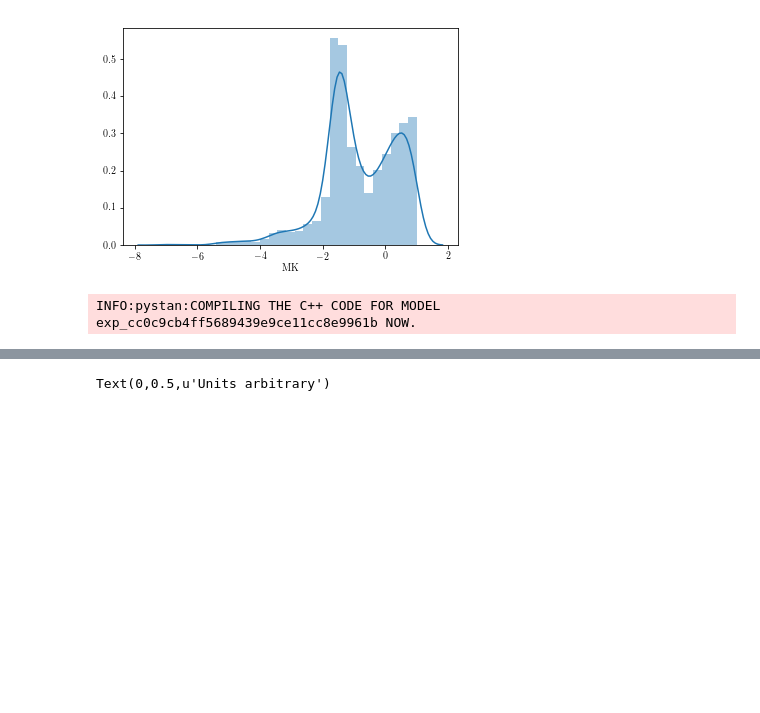
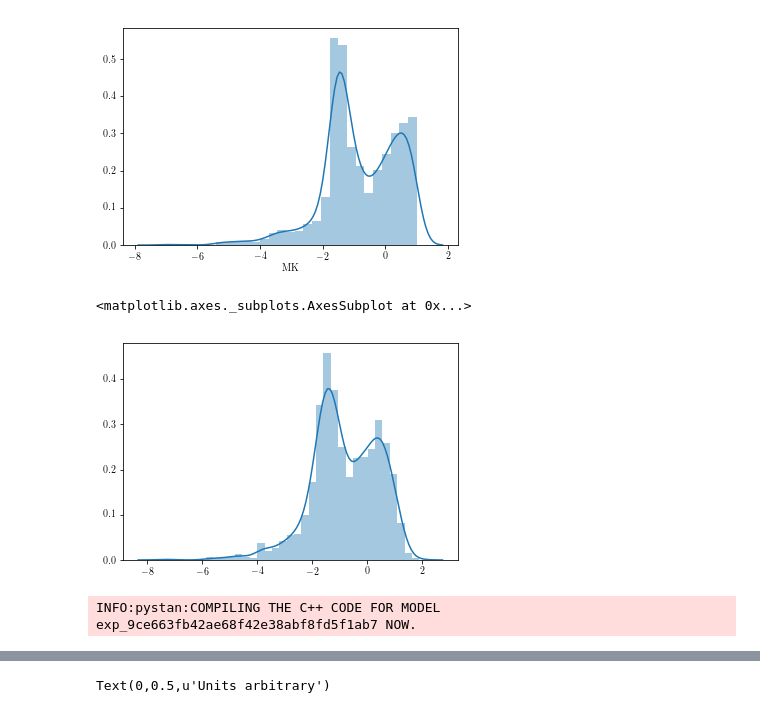
Before and after one commit to grd349/PyStanExamples, a Jupyter notebook: Oli/stantests.ipynb, the cells around one changed output, grey strips where cells are left out. Cells and saved outputs as stored; diff of their text form; code cells hidden in the pictures; blank space fills up the shorter version.

```diff
--- a/Oli/stantests.ipynb
+++ b/Oli/stantests.ipynb
@@ -43,6 +43,12 @@ sns.distplot(df.MK)
 # %% [output]
 <matplotlib.axes._subplots.AxesSubplot at 0x...>
 [figure]
+# %%
+err = np.ones(len(d))*.3
+sns.distplot(d+np.random.randn(len(df))*err)
+# %% [output]
+<matplotlib.axes._subplots.AxesSubplot at 0x...>
+[figure, added]
 # %%
 code = '''
 functions {
@@ -59,6 +65,7 @@ functions {
 data {
     int<lower = 0> N;
     real d[N];
+    real err[N];
     real c1;
     real c0;
 }
@@ -67,8 +74,11 @@ parameters {
     real mu;
     real <lower=0.> sig;
     real <lower=0.,upper=1.> Q;
+    real d_true[N];
 }
 model {
+    d_true ~ normal(d, err);
+
     lambd ~ normal(0.2,0.1);
     mu ~ normal(-3.,1.);
     sig ~ normal(1.,0.1);
@@ -94,7 +104,7 @@ generated quantities{
 '''
 sm = pystan.StanModel(model_code = code, model_name='exp')
 # %% [output]
-INFO:pystan:COMPILING THE C++ CODE FOR MODEL exp_cc0c9cb4ff5689439e9ce11cc8e9961b NOW.
+INFO:pystan:COMPILING THE C++ CODE FOR MODEL exp_9ce663fb42ae68f42e38abf8fd5f1ab7 NOW.
 # %%
 dat = {'N': len(d),
       'd': d,
```
Also changed, not shown: parts of 21 cells of this notebook, 1 other file.
